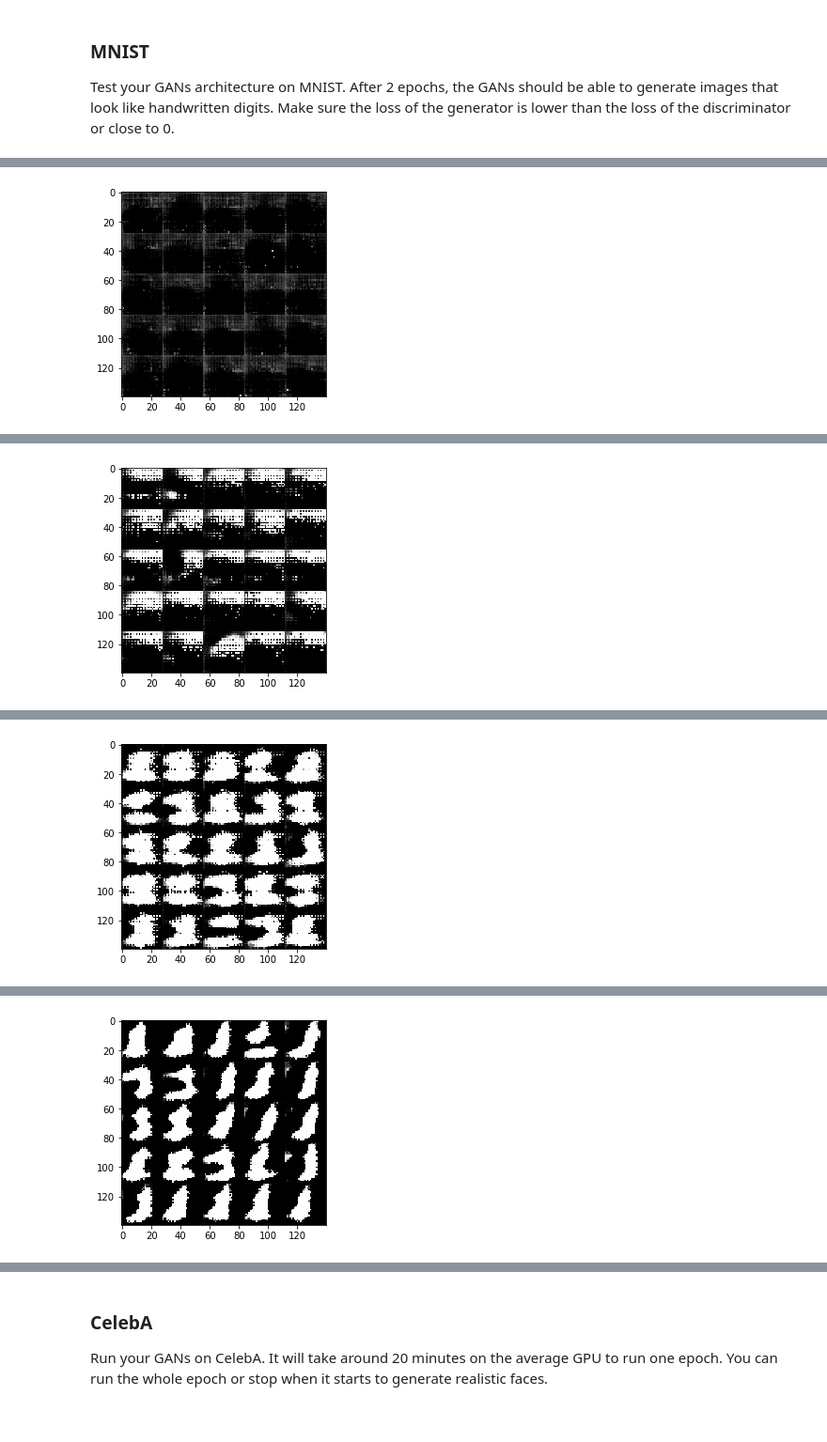
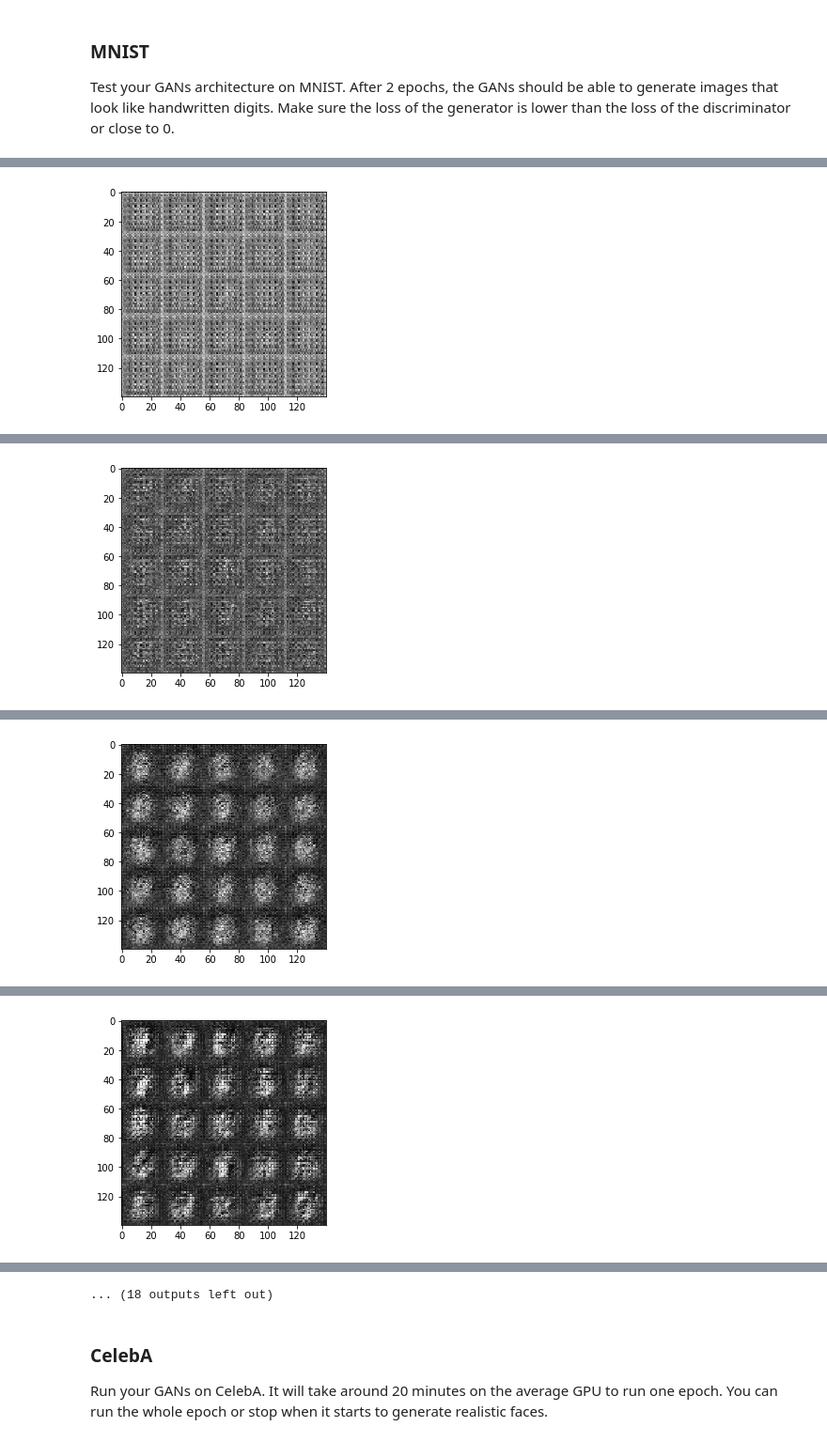
Before and after one commit to yuan-zong/deep-learning, a Jupyter notebook: face_generation/dlnd_face_generation.ipynb, the cells around one changed output, grey strips where cells are left out. Shown at 94% size. Drawn from its saved outputs; the diff is of its cells as text; code cells hidden in the pictures.

Commit message:
$ face generation beta 2

```diff
--- a/face_generation/dlnd_face_generation.ipynb
+++ b/face_generation/dlnd_face_generation.ipynb
@@ -185,29 +192,34 @@ def generator(z, out_channel_dim, is_train=True):
     :return: The tensor output of the generator
     """
     with tf.variable_scope("generator",reuse = not is_train):
-        l1 = tf.layers.dense(z, 4*4*128)
-        l1 = tf.reshape(l1, (-1, 4, 4, 128))
+        l1 = tf.layers.dense(z, 7*7*512)
+        l1 = tf.reshape(l1, (-1, 7, 7, 512))
         l1 = tf.layers.batch_normalization(l1, training=is_train)
         relu1 = tf.maximum(0.2 * l1, l1)
-        relu1 = tf.nn.dropout(relu1, 0.5)
         #print(l1.get_shape().as_list())
-        # 4x4x128 now
+        # 7x7x512 now
 
-        l2 = tf.layers.conv2d_transpose(relu1,64, 4, strides=1, padding='valid')
+        l2 = tf.layers.conv2d_transpose(relu1,256, 5, strides=1, padding='same')
         l2 = tf.layers.batch_normalization(l2, training=is_train)
         relu2 = tf.maximum(0.2 * l2, l2)
-        relu2 = tf.nn.dropout(relu2, 0.5)
+        #relu2 = tf.nn.dropout(relu2, 0.5)
         #print(l2.get_shape().as_list())
-        # 7x7x64 now
+        # 7x7x256 now
 
-        l3 = tf.layers.conv2d_transpose(l2, 32, 5, strides=2, padding='same')
+        l3 = tf.layers.conv2d_transpose(relu2, 128, 5, strides=1, padding='same')
         l3 = tf.layers.batch_normalization(l3, training=is_train)
         relu3 = tf.maximum(0.2 * l3, l3)
-        relu3 = tf.nn.dropout(relu3, 0.5)
-        # 14x14x32 now
+        #relu3 = tf.nn.dropout(relu3, 0.5)
+        # 7x7x128 now
+
+        l4 = tf.layers.conv2d_transpose(relu3, 64, 5, strides=2, padding='same')
+        l4 = tf.layers.batch_normalization(l4, training=is_train)
+        relu4 = tf.maximum(0.2 * l4, l4)
+        #relu4 = tf.nn.dropout(relu4, 0.5)
+        # 14x14x64 now
         #print(l3.get_shape().as_list())
         # Output layer
-        logits = tf.layers.conv2d_transpose(relu3, out_channel_dim, 5, strides=2, padding='same')
+        logits = tf.layers.conv2d_transpose(relu4, out_channel_dim, 5, strides=2, padding='same')
         # 28x28x out_channel_dim now
         out = tf.tanh(logits)
         return out
@@ -243,15 +255,15 @@ def model_loss(input_real, input_z, out_channel_dim):
     # Calculate losses
     d_loss_real = tf.reduce_mean(
                       tf.nn.sigmoid_cross_entropy_with_logits(logits=d_logits_real,
-                                                              labels=tf.ones_like(d_logits_real)))
+                                                              labels=tf.ones_like(d_model_real)))
     d_loss_fake = tf.reduce_mean(
                       tf.nn.sigmoid_cross_entropy_with_logits(logits=d_logits_fake,
-                                                              labels=tf.zeros_like(d_logits_real)))
+                                                              labels=tf.zeros_like(d_model_fake)))
     d_loss = d_loss_real + d_loss_fake
 
     g_loss = tf.reduce_mean(
                  tf.nn.sigmoid_cross_entropy_with_logits(logits=d_logits_fake,
-                                                         labels=tf.ones_like(d_logits_fake)))
+                                                         labels=tf.ones_like(d_model_fake)))
 
     return d_loss, g_loss
 
@@ -279,9 +291,9 @@ def model_opt(d_loss, g_loss, learning_rate, beta1):
     t_vars = tf.trainable_variables()
     g_vars = [var for var in t_vars if var.name.startswith('generator')]
     d_vars = [var for var in t_vars if var.name.startswith('discriminator')]
-
-    d_train_opt = tf.train.AdamOptimizer(learning_rate).minimize(d_loss, var_list=d_vars)
-    g_train_opt = tf.train.AdamOptimizer(learning_rate).minimize(g_loss, var_list=g_vars)
+    with tf.control_dependencies(tf.get_collection(tf.GraphKeys.UPDATE_OPS)):
+        d_train_opt = tf.train.AdamOptimizer(learning_rate, beta1=beta1).minimize(d_loss, var_list=d_vars)
+        g_train_opt = tf.train.AdamOptimizer(learning_rate, beta1=beta1).minimize(g_loss, var_list=g_vars)
 
     return d_train_opt, g_train_opt
 
@@ -388,10 +399,10 @@ def train(epoch_count, batch_size, z_dim, learning_rate, beta1, get_batches, dat
 ### MNIST
 Test your GANs architecture on MNIST.  After 2 epochs, the GANs should be able to generate images that look like handwritten digits.  Make sure the loss of the generator is lower than the loss of the discriminator or close to 0.
 # %%
-batch_size = 256
+batch_size = 64
 z_dim = 100
-learning_rate = 0.001
-beta1 = 0.9
+learning_rate = 0.00001
+beta1 = 0.7
 
 
 """
@@ -417 +428 @@ Epoch 1/2... Discriminator Loss: 0.2045... Generator Loss: 8.7769...
-[figure, old version]
+[figure, new version]
@@ -428 +439 @@ Epoch 1/2... Discriminator Loss: 0.0205... Generator Loss: 7.5646...
-[figure, old version]
+[figure, new version]
@@ -439 +450 @@ Epoch 2/2... Discriminator Loss: 0.0909... Generator Loss: 9.6664...
-[figure, old version]
+[figure, new version]
@@ -450 +461 @@ Epoch 2/2... Discriminator Loss: 0.0879... Generator Loss: 5.4515...
-[figure, old version]
+[figure, new version]
@@ -457,3 +484,4 @@ Epoch 2/2... Discriminator Loss: 0.0218... Generator Loss: 11.8055...
+... (18 outputs left out)
 # %% [markdown]
 ### CelebA
 Run your GANs on CelebA.  It will take around 20 minutes on the average GPU to run one epoch.  You can run the whole epoch or stop when it starts to generate realistic faces.
```
Also changed, not shown: parts of 8 cells of this notebook.
